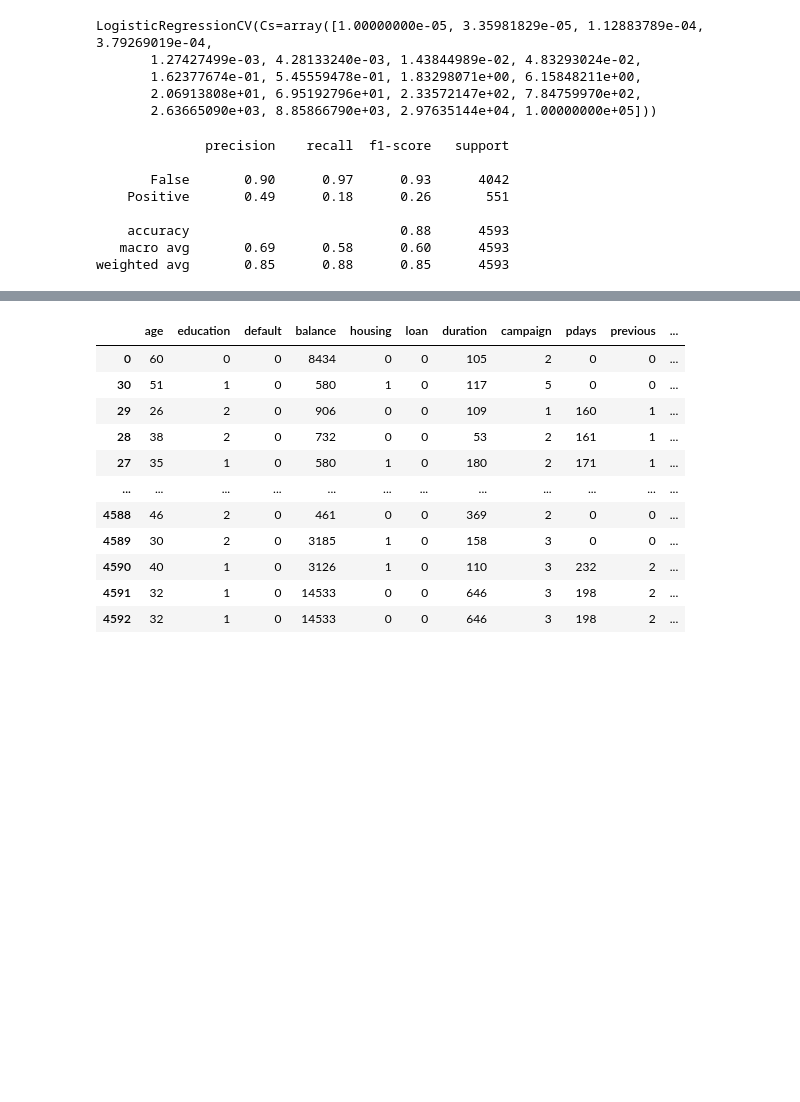
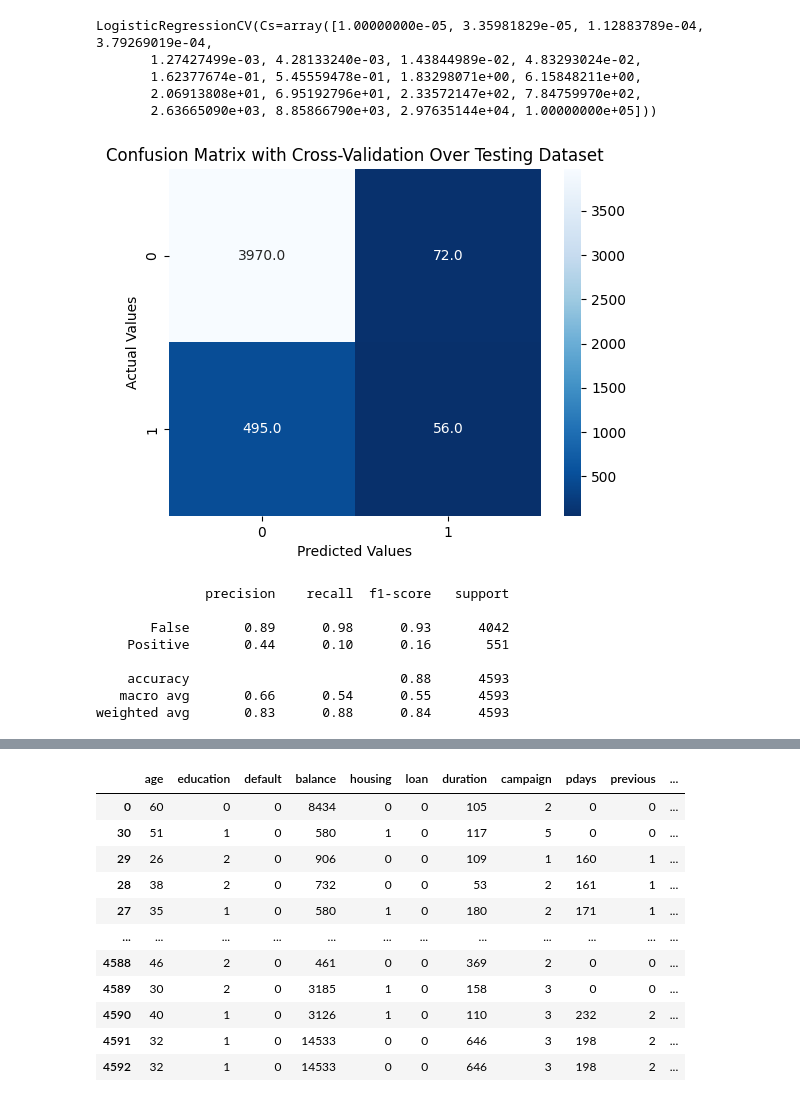
Before and after one commit to joefavergel/pbs-enae-python-applications-course, a Jupyter notebook: 1-customer-segmentation-target marketing.ipynb, the cells around one changed output, grey strips where cells are left out. Drawn from its saved outputs; the diff is of its cells as text; code cells hidden in the pictures; blank space fills up the shorter version.

```diff
--- a/1-customer-segmentation-target marketing.ipynb
+++ b/1-customer-segmentation-target marketing.ipynb
@@ -721,14 +734,20 @@ LogisticRegressionCV(Cs=array([1.00000000e-05, 3.35981829e-05, 1.12883789e-04, 3
 # %%
 y_pred = logit_clf.predict(X_test)
 y_pred_proba = logit_clf.predict_proba(X_test)
+# %%
+y_pred = cross_val_predict(logit_clf, X_test, y_test, cv=10)
+cm = confusion_matrix(y_test, y_pred)
+plot_confusion_matrix(cm, "Confusion Matrix with Cross-Validation Over Testing Dataset")
+# %% [output]
+[figure, added]
 # %%
 print(classification_report(y_test, y_pred, target_names=["False",  "Positive"]))
 # %% [output]
               precision    recall  f1-score   support
 
-       False       0.90      0.97      0.93      4042
-    Positive       0.49      0.18      0.26       551
+       False       0.89      0.98      0.93      4042
+    Positive       0.44      0.10      0.16       551
 
     accuracy                           0.88      4593
-   macro avg       0.69      0.58      0.60      4593
-weighted avg       0.85      0.88      0.85      4593
+   macro avg       0.66      0.54      0.55      4593
+weighted avg       0.83      0.88      0.84      4593
```
Also changed, not shown: parts of 31 cells of this notebook.
